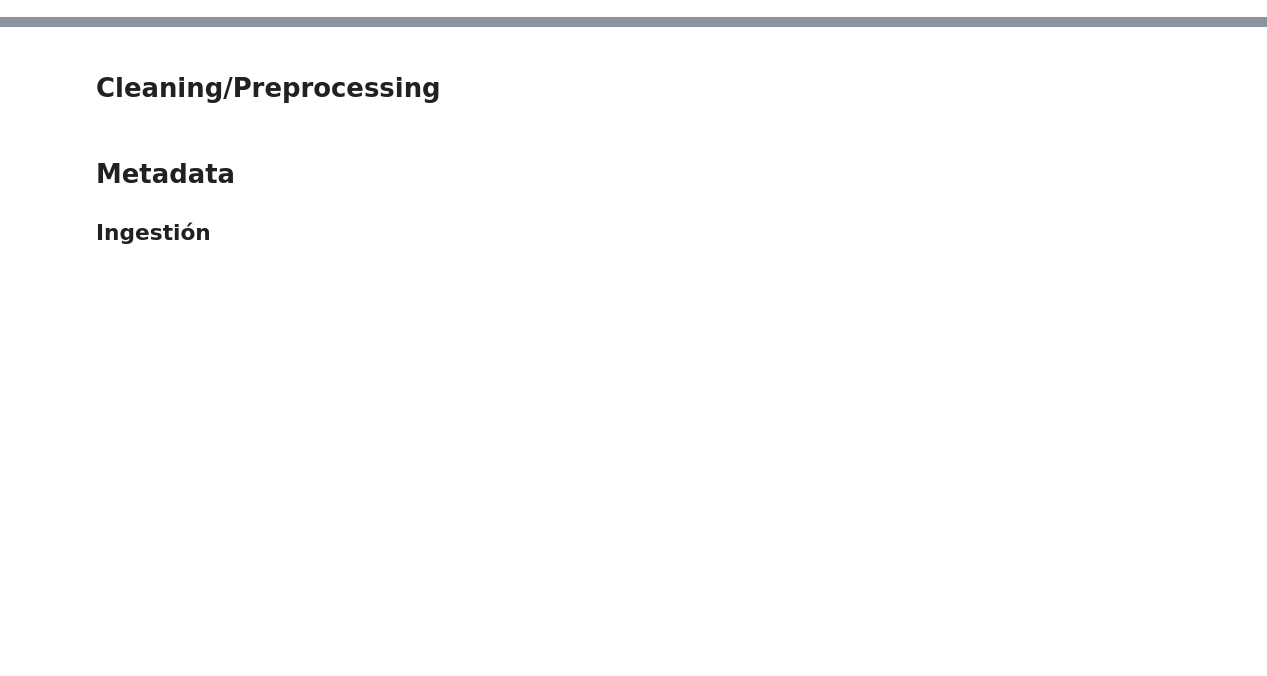
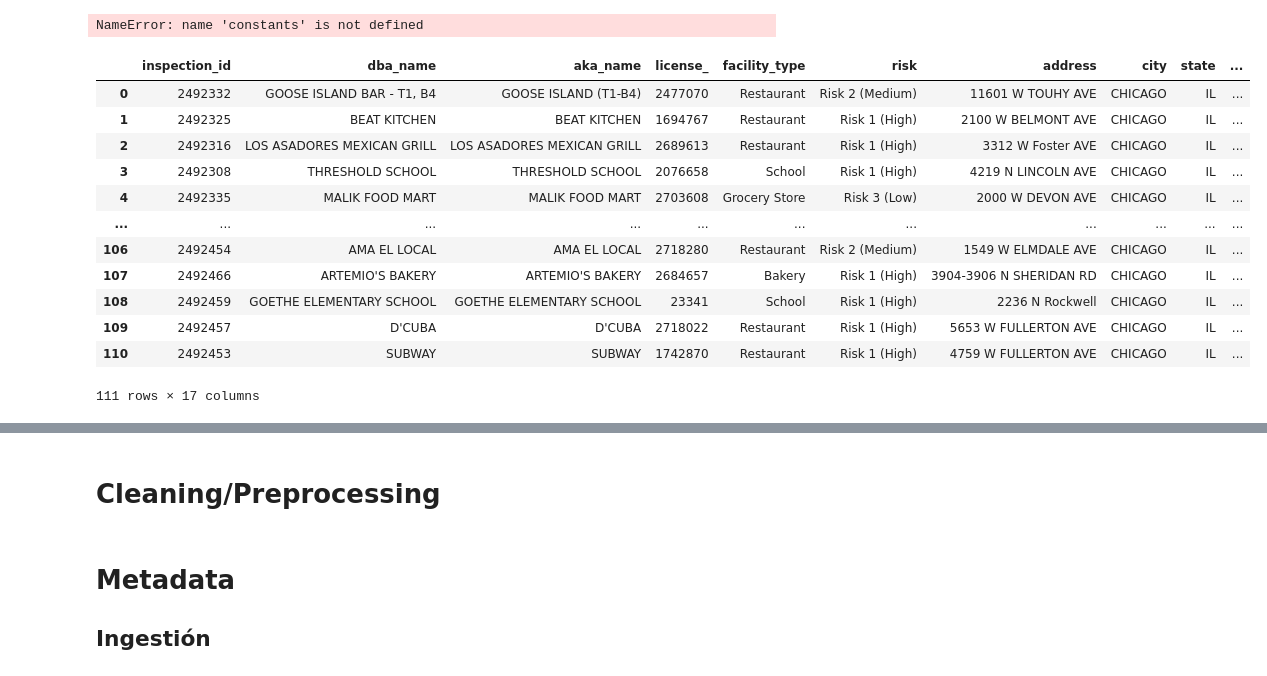
Before and after one commit to AnaTorresR/DPA-ADEI, a Jupyter notebook: notebooks/20210415_metadata.ipynb, the cells around one changed output, grey strips where cells are left out. Cells and saved outputs as stored; diff of their text form; code cells hidden in the pictures; blank space fills up the shorter version.

Commit message:
Cleaning y Feature engineering

```diff
--- a/notebooks/20210415_metadata.ipynb
+++ b/notebooks/20210415_metadata.ipynb
@@ -6,4 +28,25 @@ from src.utils.utils_notebook.feature_engineering import *
+# %%
+key = "{}".format(constants.initial_path)
+# %% [output]
+NameError: name 'constants' is not defined
 # %%
-datos = pickle.load(open("../temp/data-product-architecture-equipo-6/ingestion/consecutive/consecutive-inspections-2021-03-18.pkl","rb"))
+response = s3.get_object(Bucket='data-product-architecture-equipo-6',
+                Key ='ingestion/consecutive/consecutive-inspections-2021-03-08.pkl')
+body = response['Body'].read()
+metrics = pickle.loads(body)
 # %%
-datos = cleaning(datos)
+metrics
+# %% [output]
+|  | inspection_id | dba_name | aka_name | license_ | facility_type | risk | address | city | state | ... |
+| 0 | 2492332 | GOOSE ISLAND BAR - T1, B4 | GOOSE ISLAND (T1-B4) | 2477070 | Restaurant | Risk 2 (Medium) | 11601 W TOUHY AVE | CHICAGO | IL | ... |
+| 1 | 2492325 | BEAT KITCHEN | BEAT KITCHEN | 1694767 | Restaurant | Risk 1 (High) | 2100 W BELMONT AVE | CHICAGO | IL | ... |
+| 2 | 2492316 | LOS ASADORES MEXICAN GRILL | LOS ASADORES MEXICAN GRILL | 2689613 | Restaurant | Risk 1 (High) | 3312 W Foster AVE | CHICAGO | IL | ... |
+| 3 | 2492308 | THRESHOLD SCHOOL | THRESHOLD SCHOOL | 2076658 | School | Risk 1 (High) | 4219 N LINCOLN AVE | CHICAGO | IL | ... |
+| 4 | 2492335 | MALIK FOOD MART | MALIK FOOD MART | 2703608 | Grocery Store | Risk 3 (Low) | 2000 W DEVON AVE | CHICAGO | IL | ... |
+| ... | ... | ... | ... | ... | ... | ... | ... | ... | ... | ... |
+| 106 | 2492454 | AMA EL LOCAL | AMA EL LOCAL | 2718280 | Restaurant | Risk 2 (Medium) | 1549 W ELMDALE AVE | CHICAGO | IL | ... |
+| 107 | 2492466 | ARTEMIO'S BAKERY | ARTEMIO'S BAKERY | 2684657 | Bakery | Risk 1 (High) | 3904-3906 N SHERIDAN RD | CHICAGO | IL | ... |
+| 108 | 2492459 | GOETHE ELEMENTARY SCHOOL | GOETHE ELEMENTARY SCHOOL | 23341 | School | Risk 1 (High) | 2236 N Rockwell | CHICAGO | IL | ... |
+| 109 | 2492457 | D'CUBA | D'CUBA | 2718022 | Restaurant | Risk 1 (High) | 5653 W FULLERTON AVE | CHICAGO | IL | ... |
+| 110 | 2492453 | SUBWAY | SUBWAY | 1742870 | Restaurant | Risk 1 (High) | 4759 W FULLERTON AVE | CHICAGO | IL | ... |
+111 rows × 17 columns
```
Also changed, not shown: parts of 9 cells of this notebook, 7 other files.
